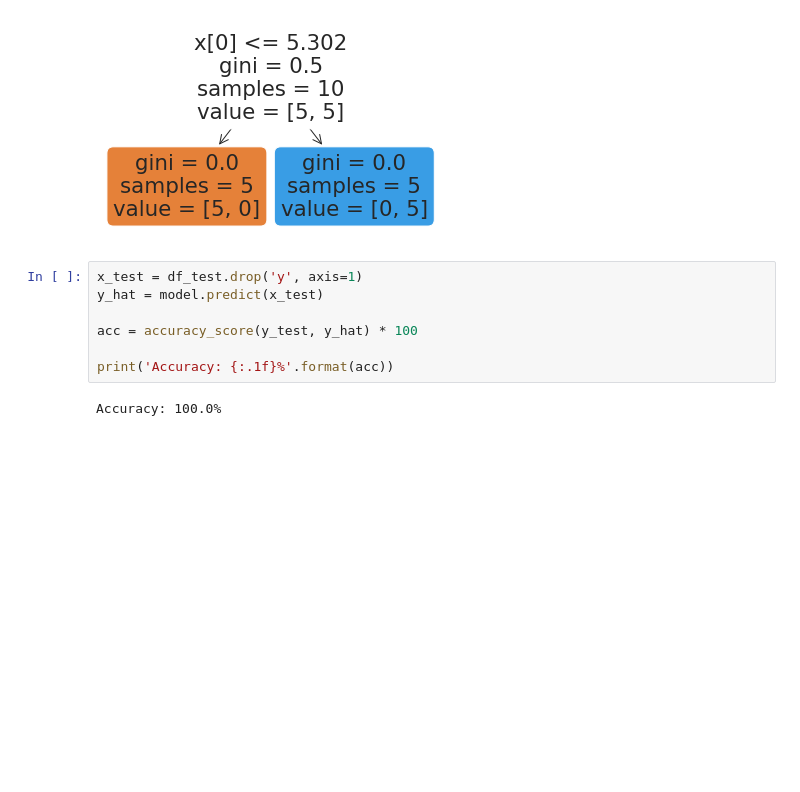
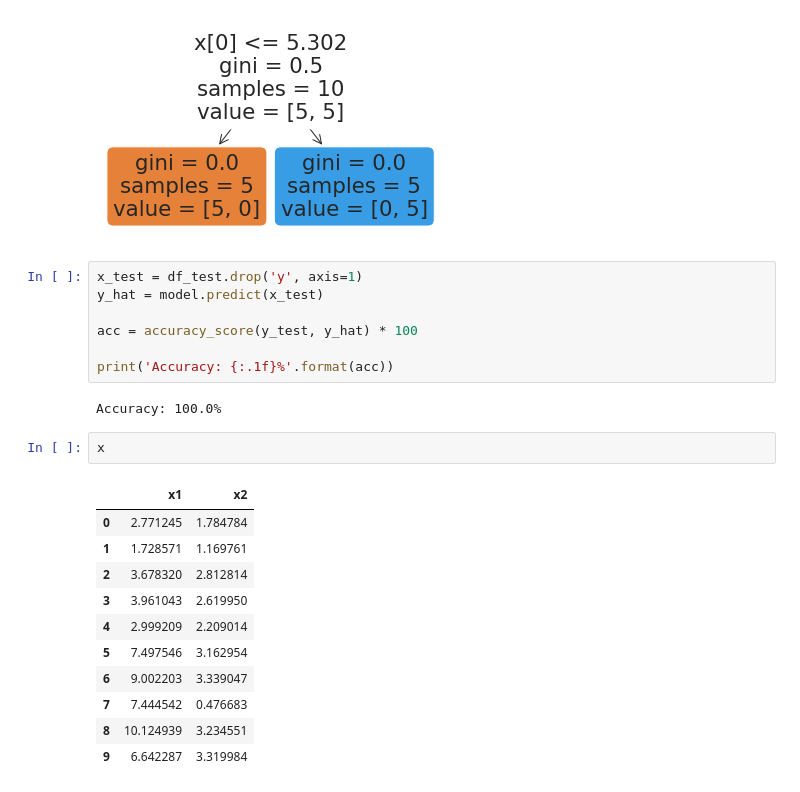
Before and after one commit to muscak/Master-Machine-Learning-Algorithms, a Jupyter notebook: Nonlinear-Algorithms/CART/CART.ipynb, the cells around one changed output. Cells and saved outputs as stored; diff of their text form; blank space fills up the shorter version.

```diff
--- a/Nonlinear-Algorithms/CART/CART.ipynb
+++ b/Nonlinear-Algorithms/CART/CART.ipynb
@@ -254,3 +263,17 @@ acc = accuracy_score(y_test, y_hat) * 100
 print('Accuracy: {:.1f}%'.format(acc))
 # %% [output]
 Accuracy: 100.0%
+# %%
+x
+# %% [output]
+|  | x1 | x2 |
+| 0 | 2.771245 | 1.784784 |
+| 1 | 1.728571 | 1.169761 |
+| 2 | 3.678320 | 2.812814 |
+| 3 | 3.961043 | 2.619950 |
+| 4 | 2.999209 | 2.209014 |
+| 5 | 7.497546 | 3.162954 |
+| 6 | 9.002203 | 3.339047 |
+| 7 | 7.444542 | 0.476683 |
+| 8 | 10.124939 | 3.234551 |
+| 9 | 6.642287 | 3.319984 |
```
Also changed, not shown: parts of 9 cells of this notebook.
